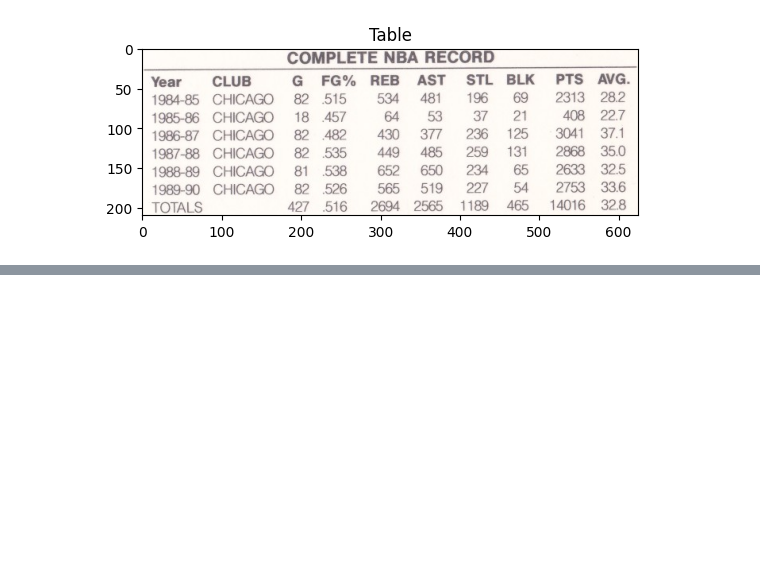
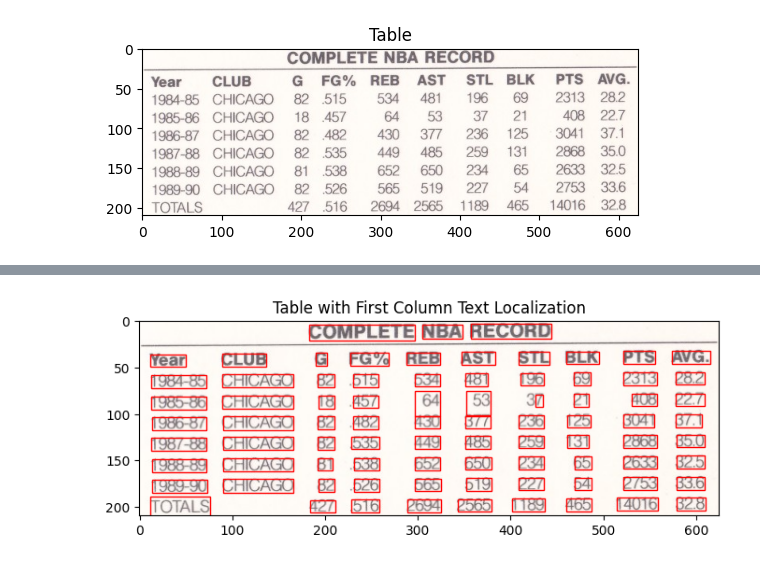
Before and after one commit to Ahmed-Hodhod/Grades-Sheet-OCR, a Jupyter notebook: ocr-experiment.ipynb, the cells around one changed output, grey strips where cells are left out. Saved outputs shown, nothing was run; the diff lists cells and outputs as text; code cells hidden in the pictures; blank space fills up the shorter version.

Commit message:
localized text in the extracted table

```diff
--- a/ocr-experiment.ipynb
+++ b/ocr-experiment.ipynb
@@ -140,0 +139,67 @@ TesseractNotFoundError: tesseract is not installed or it's not in your PATH. See
+# %%
+from skimage import io, color, measure, filters
+import pytesseract
+from pytesseract import Output
+import matplotlib.pyplot as plt
+
+# Assuming 'table' is the extracted table from the previous code
+
+# Convert the table to grayscale
+table_gray = color.rgb2gray(table)
+
+# Threshold the image to obtain binary text regions
+binary_table = table_gray > filters.threshold_otsu(table_gray)
+
+# Find connected components in the binary image
+label_image = measure.label(binary_table)
+
+# Set the PSM mode to detect sparse text
+options = "--psm 6"
+
+# Initialize lists to store the coordinates and OCR'd text for the first column
+first_column_coords = []
+first_column_ocrText = []
+
+# Loop over each connected component in the labeled image
+for region in measure.regionprops(label_image):
+    # Extract bounding box coordinates of the text region
+    min_row, min_col, max_row, max_col = region.bbox
+
+    # Extract the text and confidence using Tesseract OCR
+    result = pytesseract.image_to_data(table[min_row:max_row, min_col:max_col], config=options, output_type=Output.DICT)
+
+    # Loop over each text localization in the region
+    for i in range(len(result["text"])):
+        x = min_col + result["left"][i]
+        y = min_row + result["top"][i]
+        w = result["width"][i]
+        h = result["height"][i]
+
+        text = result["text"][i]
+        conf = int(float(result["conf"][i]))
+
+        # Filter out weak confidence text localizations
+        if conf > 0:
+            first_column_coords.append((x, y, w, h))
+            first_column_ocrText.append(text)
+
+# Determine the minimum x-coordinate as the column boundary
+column_boundary = min(coord[0] for coord in first_column_coords)
+
+# Display the table with bounding boxes around the first column of detected text
+fig, ax = plt.subplots(figsize=(8, 8))
+ax.imshow(table, cmap='gray')
+
+for (x, y, w, h) in first_column_coords:
+    rect = plt.Rectangle((x, y), w, h, linewidth=1, edgecolor='r', facecolor='none')
+    ax.add_patch(rect)
+
+ax.set_title("Table with First Column Text Localization")
+plt.show()
+
+# Print the OCR'd text in the first column
+print("First Column OCR'd Text:")
+for text in first_column_ocrText:
+    print(text)
+# %% [output]
+[figure, added]
```
Also changed, not shown: parts of 2 cells of this notebook, 3 other files.
